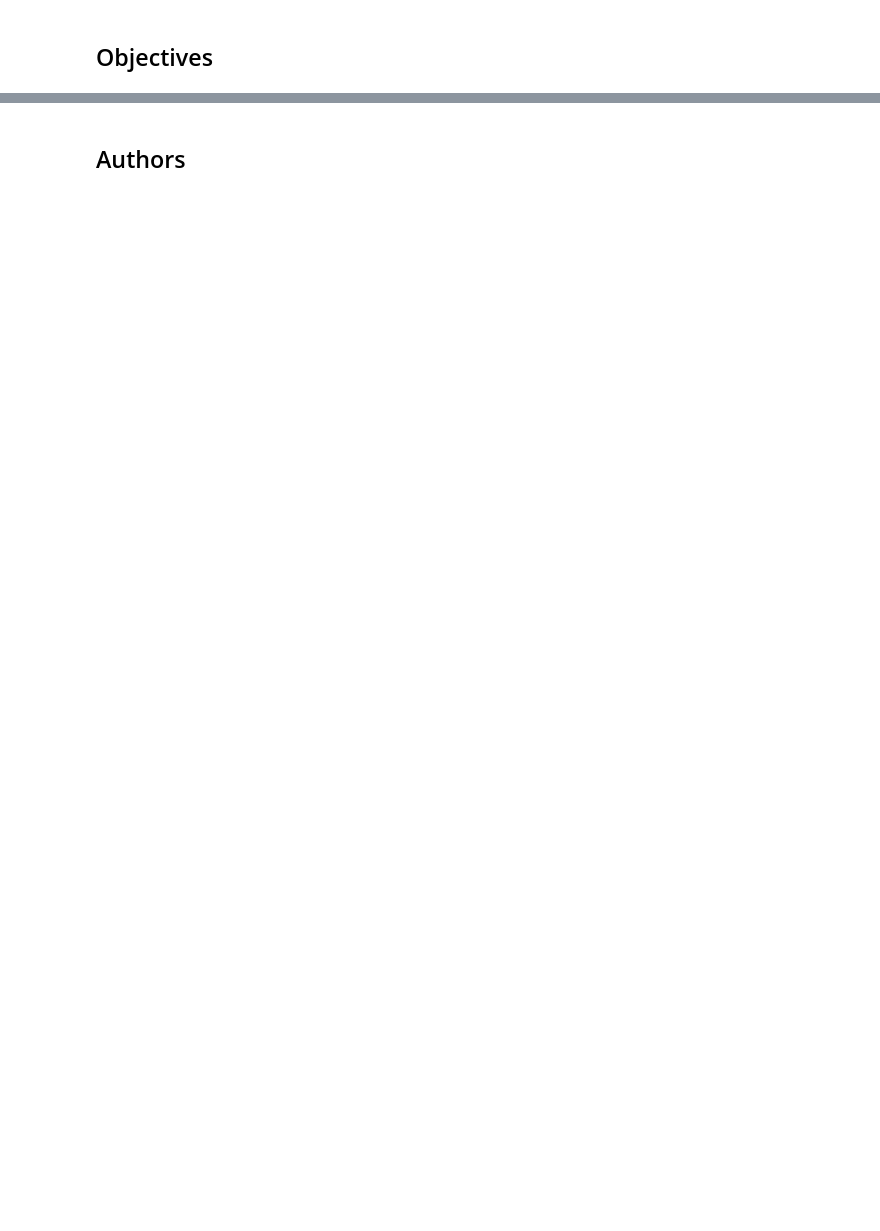
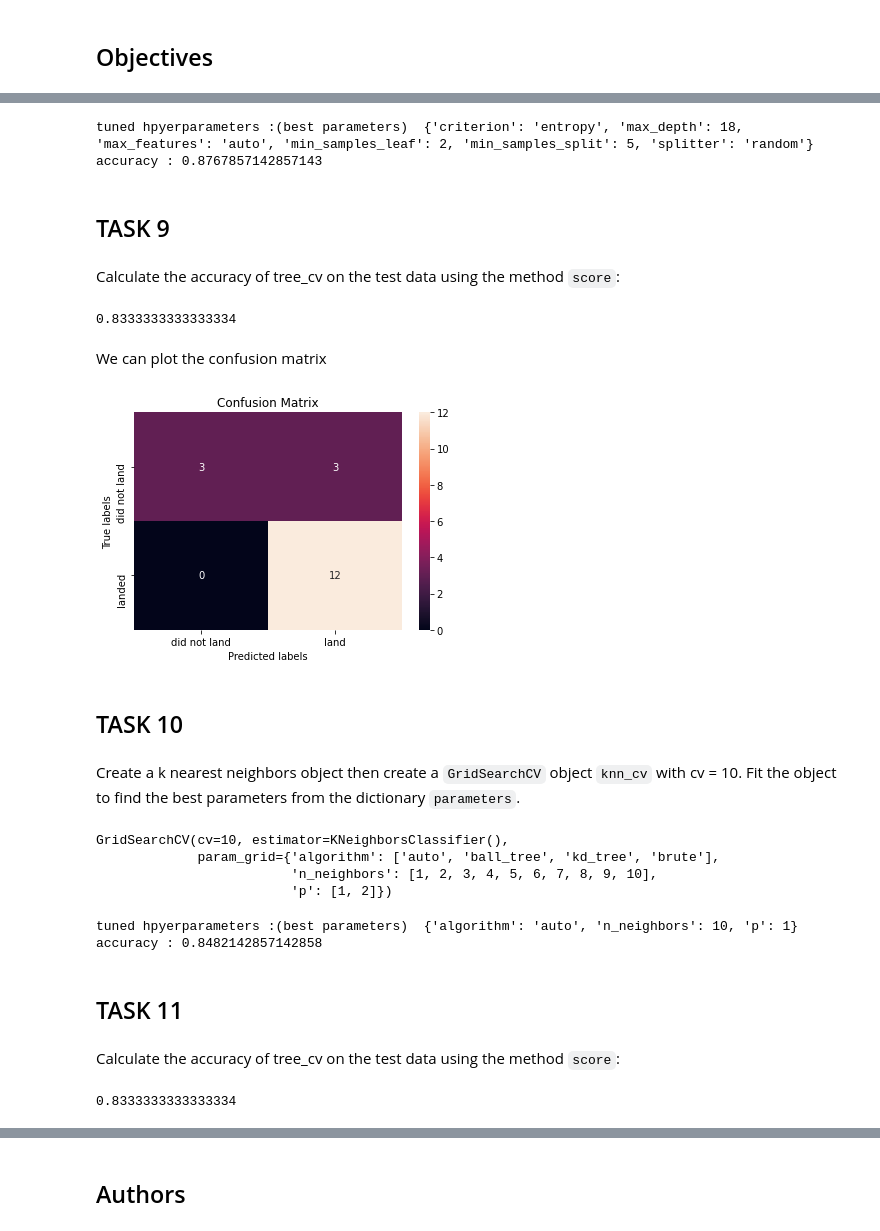
Before and after one commit to PaoloB1995/SpaceX_Project, a Jupyter notebook: Notebook_6_Capstone.ipynb, the cells around one changed output, grey strips where cells are left out. Saved outputs shown, nothing was run; the diff lists cells and outputs as text; code cells hidden in the pictures; blank space fills up the shorter version.

```diff
--- a/Notebook_6_Capstone.ipynb
+++ b/Notebook_6_Capstone.ipynb
@@ -357,0 +268,52 @@ Now you have discovered many interesting insights related to the launch sites' l
+# %%
+print("tuned hpyerparameters :(best parameters) ",tree_cv.best_params_)
+print("accuracy :",tree_cv.best_score_)
+# %% [output]
+tuned hpyerparameters :(best parameters)  {'criterion': 'entropy', 'max_depth': 18, 'max_features': 'auto', 'min_samples_leaf': 2, 'min_samples_split': 5, 'splitter': 'random'}
+accuracy : 0.8767857142857143
+# %% [markdown]
+## TASK  9
+# %% [markdown]
+Calculate the accuracy of tree_cv on the test data using the method <code>score</code>:
+# %%
+tree_cv.score(X_test, Y_test)
+# %% [output]
+0.8333333333333334
+# %% [markdown]
+We can plot the confusion matrix
+# %%
+yhat = svm_cv.predict(X_test)
+plot_confusion_matrix(Y_test,yhat)
+# %% [output]
+[figure, added]
+# %% [markdown]
+## TASK  10
+# %% [markdown]
+Create a k nearest neighbors object then  create a  <code>GridSearchCV</code> object  <code>knn_cv</code> with cv = 10.  Fit the object to find the best parameters from the dictionary <code>parameters</code>.
+# %%
+parameters = {'n_neighbors': [1, 2, 3, 4, 5, 6, 7, 8, 9, 10],
+              'algorithm': ['auto', 'ball_tree', 'kd_tree', 'brute'],
+              'p': [1,2]}
+
+KNN = KNeighborsClassifier()
+knn_cv = GridSearchCV(KNN, parameters, cv=10)
+knn_cv.fit(X_train, Y_train)
+# %% [output]
+GridSearchCV(cv=10, estimator=KNeighborsClassifier(),
+             param_grid={'algorithm': ['auto', 'ball_tree', 'kd_tree', 'brute'],
+                         'n_neighbors': [1, 2, 3, 4, 5, 6, 7, 8, 9, 10],
+                         'p': [1, 2]})
+# %%
+print("tuned hpyerparameters :(best parameters) ",knn_cv.best_params_)
+print("accuracy :",knn_cv.best_score_)
+# %% [output]
+tuned hpyerparameters :(best parameters)  {'algorithm': 'auto', 'n_neighbors': 10, 'p': 1}
+accuracy : 0.8482142857142858
+# %% [markdown]
+## TASK  11
+# %% [markdown]
+Calculate the accuracy of tree_cv on the test data using the method <code>score</code>:
+# %%
+knn_cv.score(X_test, Y_test)
+# %% [output]
+0.8333333333333334
```
Also changed, not shown: parts of 139 cells of this notebook.
